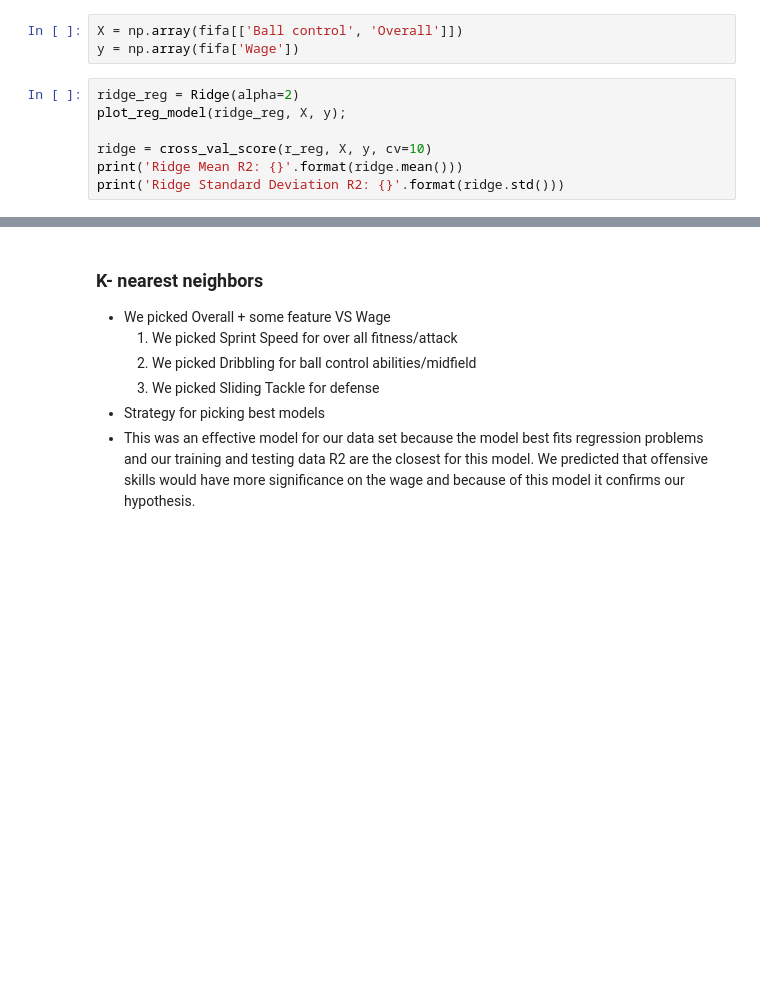
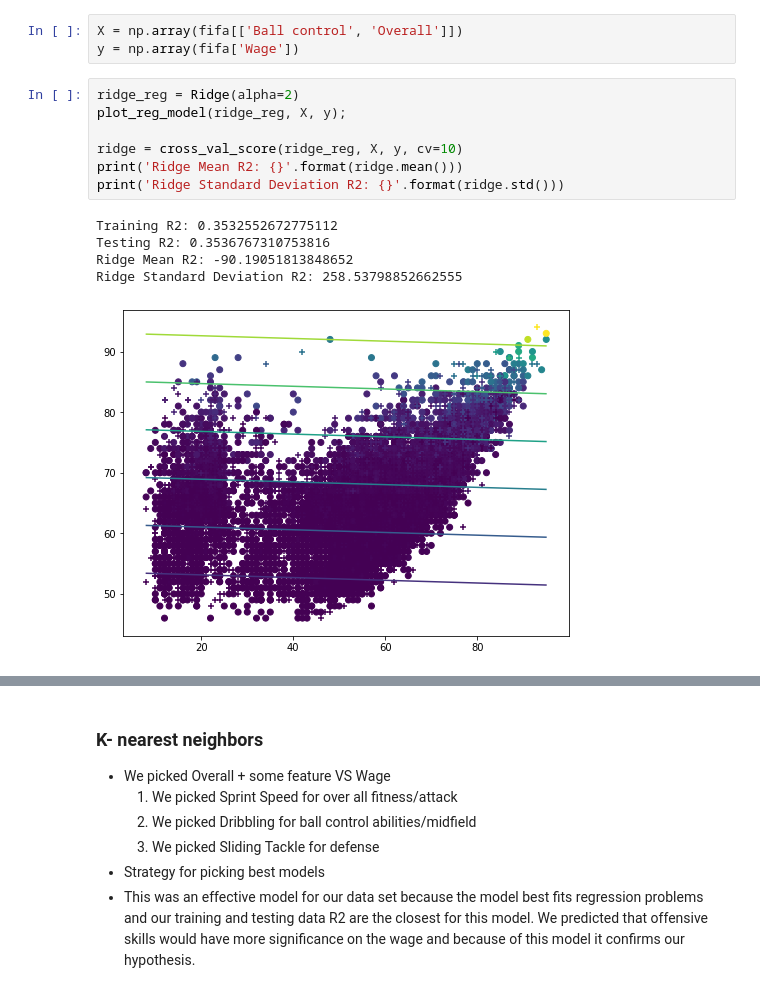
Before and after one commit to sand7281/Fifa-Player-Value-Predictions, a Jupyter notebook: FIFA FINAL.ipynb, the cells around one changed output, grey strips where cells are left out. Cells and saved outputs as stored; diff of their text form; blank space fills up the shorter version.

```diff
--- a/FIFA FINAL.ipynb
+++ b/FIFA FINAL.ipynb
@@ -295,10 +313,16 @@ y = np.array(fifa['Wage'])
 # %%
 ridge_reg = Ridge(alpha=2)
 plot_reg_model(ridge_reg, X, y);
 
-ridge = cross_val_score(r_reg, X, y, cv=10)
+ridge = cross_val_score(ridge_reg, X, y, cv=10)
 print('Ridge Mean R2: {}'.format(ridge.mean()))
 print('Ridge Standard Deviation R2: {}'.format(ridge.std()))
+# %% [output]
+Training R2: 0.3532552672775112
+Testing R2: 0.3536767310753816
+Ridge Mean R2: -90.19051813848652
+Ridge Standard Deviation R2: 258.53798852662555
+[figure, added]
 # %%
 lasso_reg=Lasso(alpha=1)
 plot_reg_model(lasso_reg, X, y);
```
Also changed, not shown: parts of 33 cells of this notebook.
